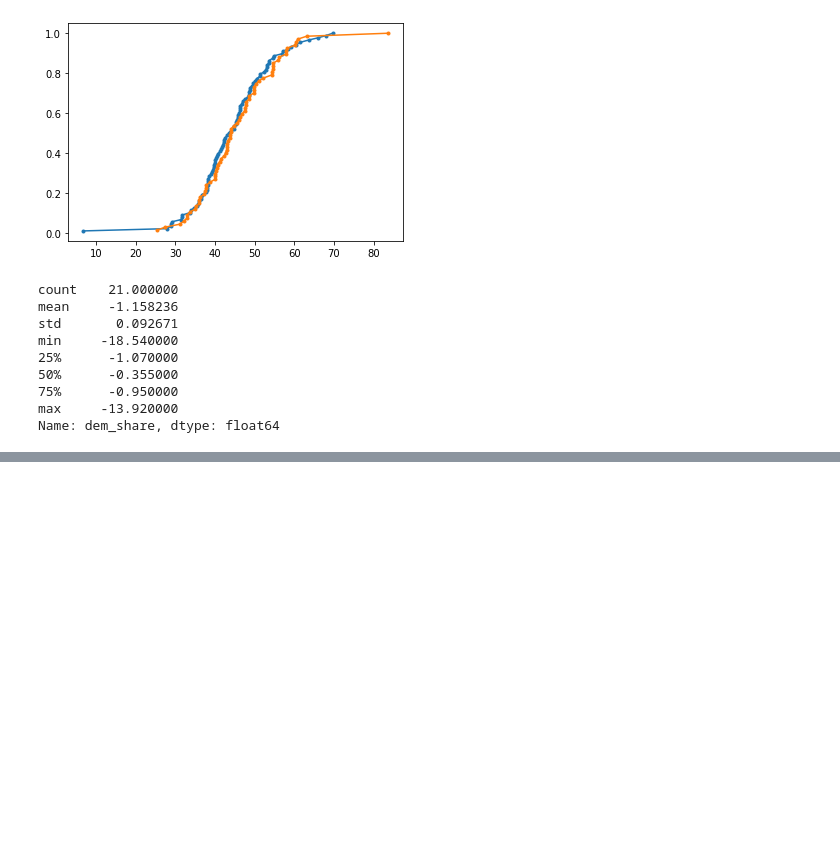
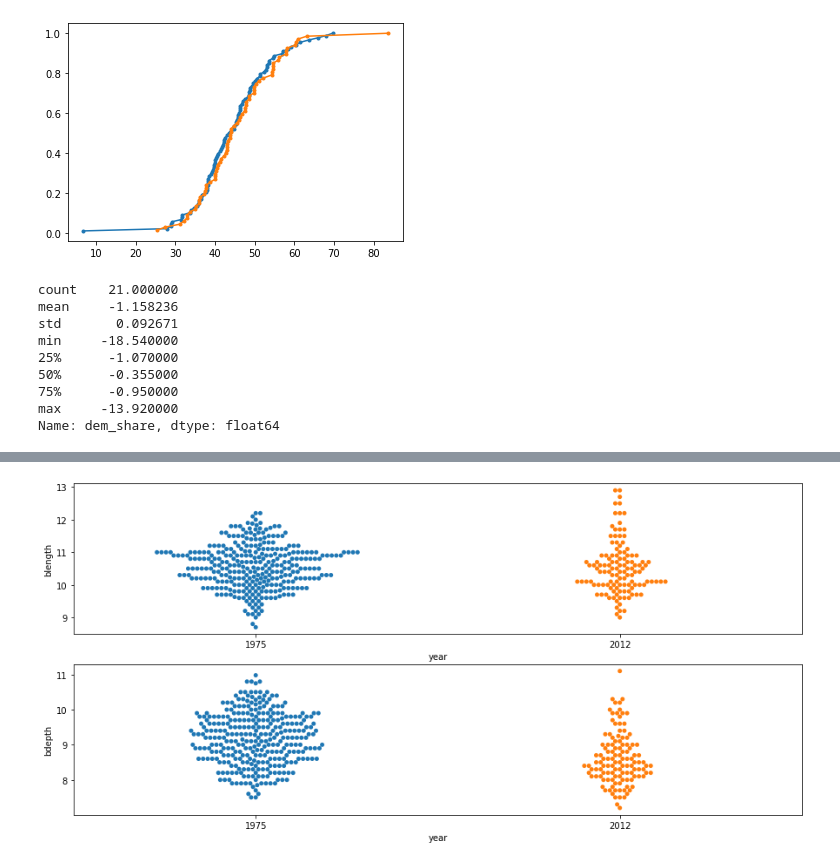
Before and after one commit to rmarinplana/personalProjects, a Jupyter notebook: EDA/statistical_thinking.ipynb, the cells around one changed output, grey strips where cells are left out. Drawn from its saved outputs; the diff is of its cells as text; code cells hidden in the pictures; blank space fills up the shorter version.

```diff
--- a/EDA/statistical_thinking.ipynb
+++ b/EDA/statistical_thinking.ipynb
@@ -502,0 +504,3 @@ p-value = 0.76
+# %%
+fb75 = pd.read_csv("../datasets/finch_beaks/finch_beaks_1975.csv")
+fb12 = pd.read_csv("../datasets/finch_beaks/finch_beaks_2012.csv")
@@ -502,0 +531,2 @@ p-value = 0.76
+# %%
+fb75.rename(columns = {'Beak length, mm':'blength', 'Beak depth, mm':'bdepth'}, inplace = True)
@@ -502,0 +535,5 @@ p-value = 0.76
+# %%
+fb75["year"] = 1975
+fb12["year"] = 2012
+fb = pd.concat([fb75, fb12])
+fb
@@ -502,0 +554,11 @@ p-value = 0.76
+# %%
+fb = fb[fb["species"]=="fortis"]
+fb75 = fb75[fb75["species"]=="fortis"]
+fb12 = fb12[fb12["species"]=="fortis"]
+# %%
+fig, ax = plt.subplots(2, 1, figsize=(15, 7))
+sns.swarmplot(ax=ax[0], x="year", y="blength", data=fb)
+sns.swarmplot(ax=ax[1], x="year", y="bdepth", data=fb)
+plt.show()
+# %% [output]
+[figure, added]
```
Also changed, not shown: parts of 37 cells of this notebook.
